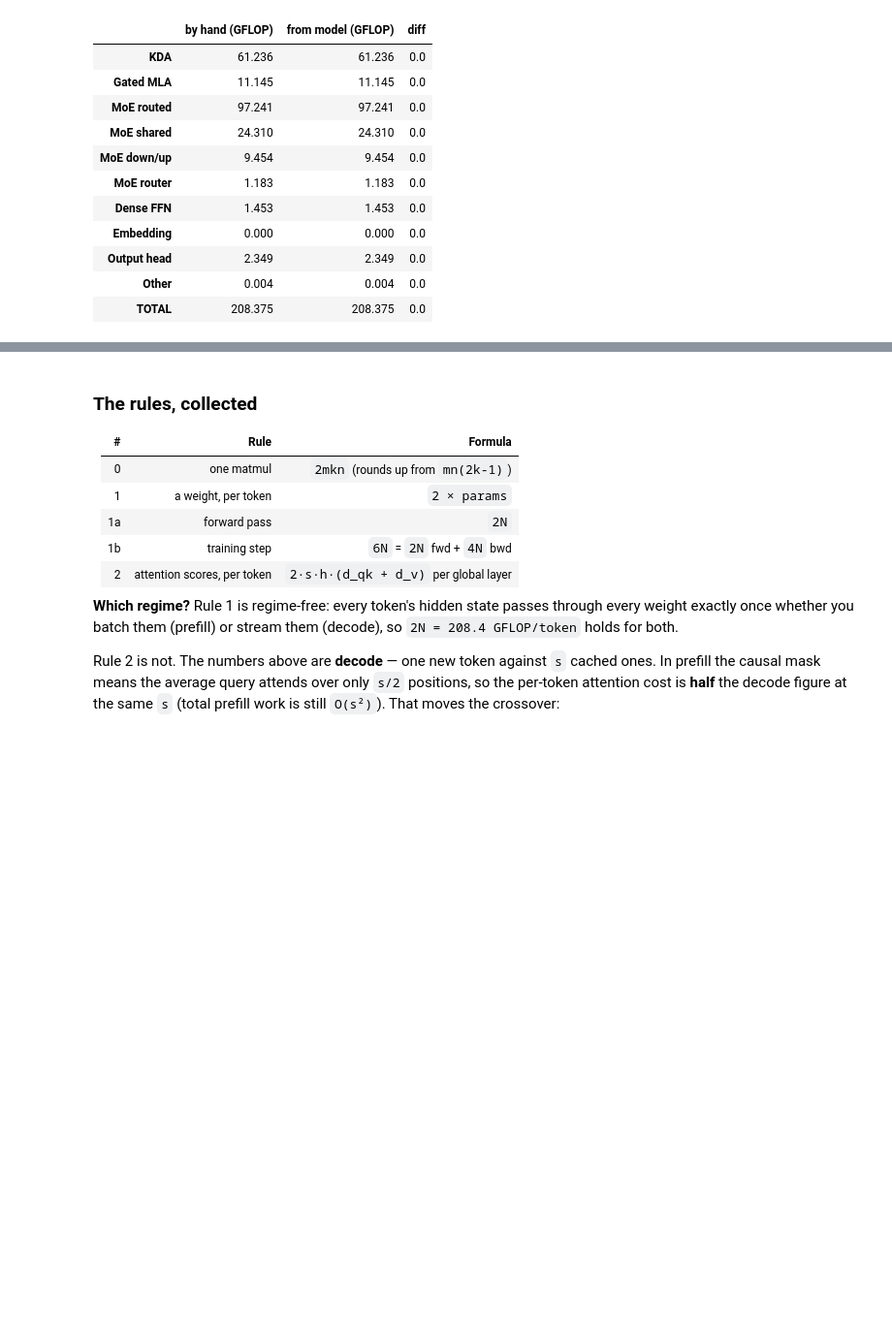
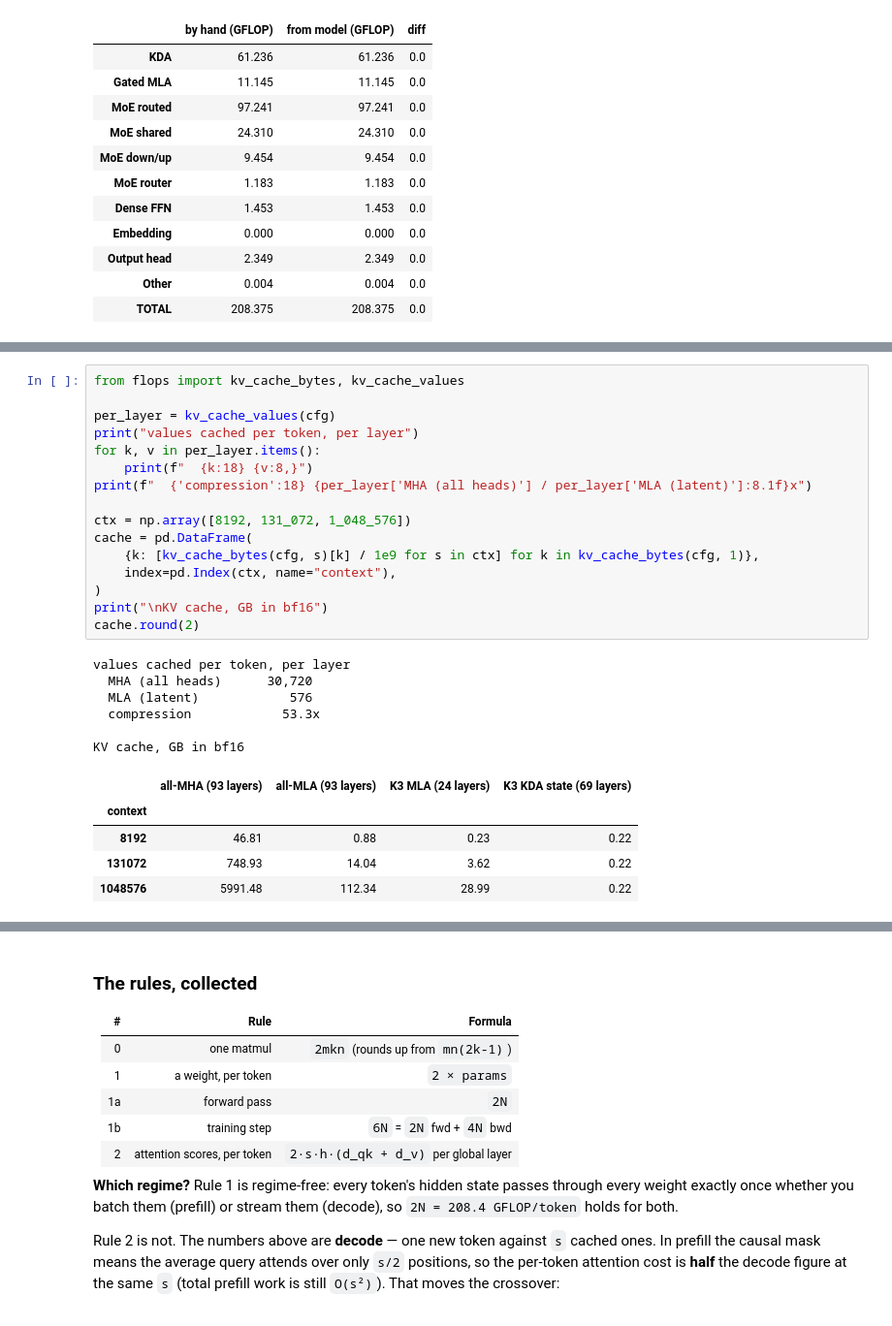
Before and after one commit to dougUCN/kimik3-exercise, a Jupyter notebook: kimik3.ipynb, the cells around one changed output, grey strips where cells are left out. Shown at 97% size. Drawn from its saved outputs; the diff is of its cells as text; blank space fills up the shorter version.

```diff
--- a/kimik3.ipynb
+++ b/kimik3.ipynb
@@ -644,0 +691,28 @@ flops.round(3)
+# %%
+from flops import kv_cache_bytes, kv_cache_values
+
+per_layer = kv_cache_values(cfg)
+print("values cached per token, per layer")
+for k, v in per_layer.items():
+    print(f"  {k:18} {v:8,}")
+print(f"  {'compression':18} {per_layer['MHA (all heads)'] / per_layer['MLA (latent)']:8.1f}x")
+
+ctx = np.array([8192, 131_072, 1_048_576])
+cache = pd.DataFrame(
+    {k: [kv_cache_bytes(cfg, s)[k] / 1e9 for s in ctx] for k in kv_cache_bytes(cfg, 1)},
+    index=pd.Index(ctx, name="context"),
+)
+print("\nKV cache, GB in bf16")
+cache.round(2)
+# %% [output]
+values cached per token, per layer
+  MHA (all heads)      30,720
+  MLA (latent)            576
+  compression            53.3x
+
+KV cache, GB in bf16
+|  | all-MHA (93 layers) | all-MLA (93 layers) | K3 MLA (24 layers) | K3 KDA state (69 layers) |
+| context |  |  |  |  |
+| 8192 | 46.81 | 0.88 | 0.23 | 0.22 |
+| 131072 | 748.93 | 14.04 | 3.62 | 0.22 |
+| 1048576 | 5991.48 | 112.34 | 28.99 | 0.22 |
```
Also changed, not shown: parts of 4 cells of this notebook, 3 other files.
